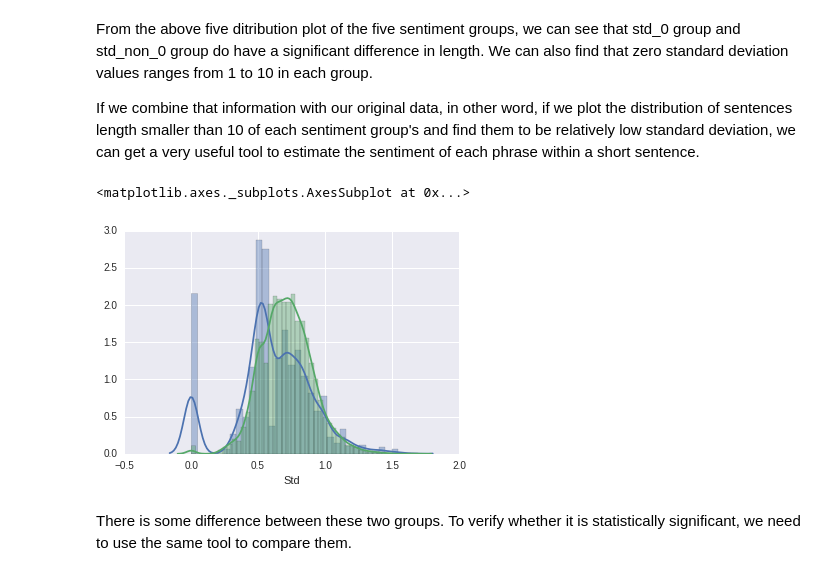
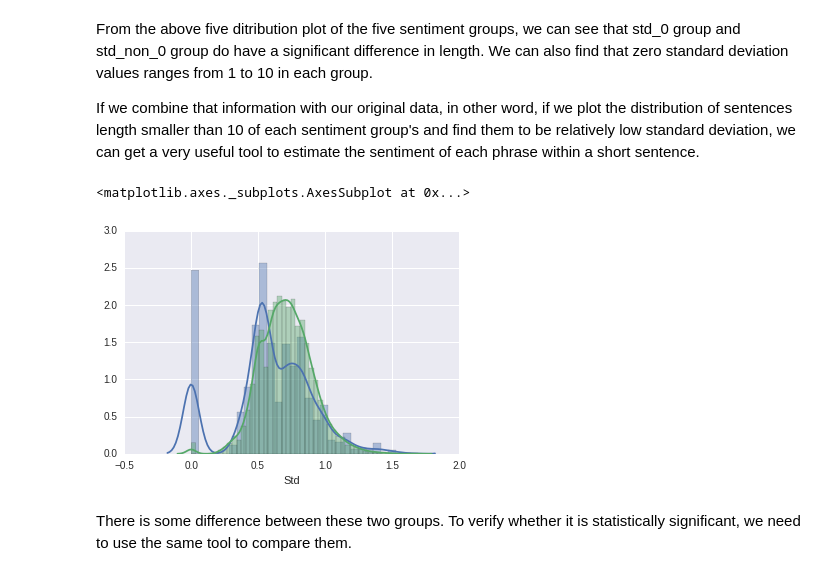
Before and after one commit to YuzhongHuang/DataScience16CYOA, a Jupyter notebook: Data_Exploration.ipynb, the cells around one changed output. Cells and saved outputs as stored; diff of their text form; code cells hidden in the pictures.

```diff
--- a/Data_Exploration.ipynb
+++ b/Data_Exploration.ipynb
@@ -323,11 +304,11 @@ From the above five ditribution plot of the five sentiment groups, we can see th
 
 If we combine that information with our original data, in other word, if we plot the distribution of sentences length smaller than 10 of each sentiment group's and find them to be relatively low standard deviation, we can get a very useful tool to estimate the sentiment of each phrase within a short sentence.
 # %%
-sns.distplot(sentence_df[(sentence_df['Length'] <= 10)].dropna()['Std'])
-sns.distplot(sentence_df[(sentence_df['Length'] > 10)].dropna()['Std'])
+sns.distplot(sentence_df[(sentence_df['Length'] <= 8)].dropna()['Std'])
+sns.distplot(sentence_df[(sentence_df['Length'] > 8)].dropna()['Std'])
 # %% [output]
 <matplotlib.axes._subplots.AxesSubplot at 0x...>
-[figure, old version]
+[figure, new version]
 # %% [markdown]
 There is some difference between these two groups. To verify whether it is statistically significant, we need to use the same tool to compare them.
 # %% [markdown]
```
Also changed, not shown: parts of 1 cell of this notebook, 2 other files.
